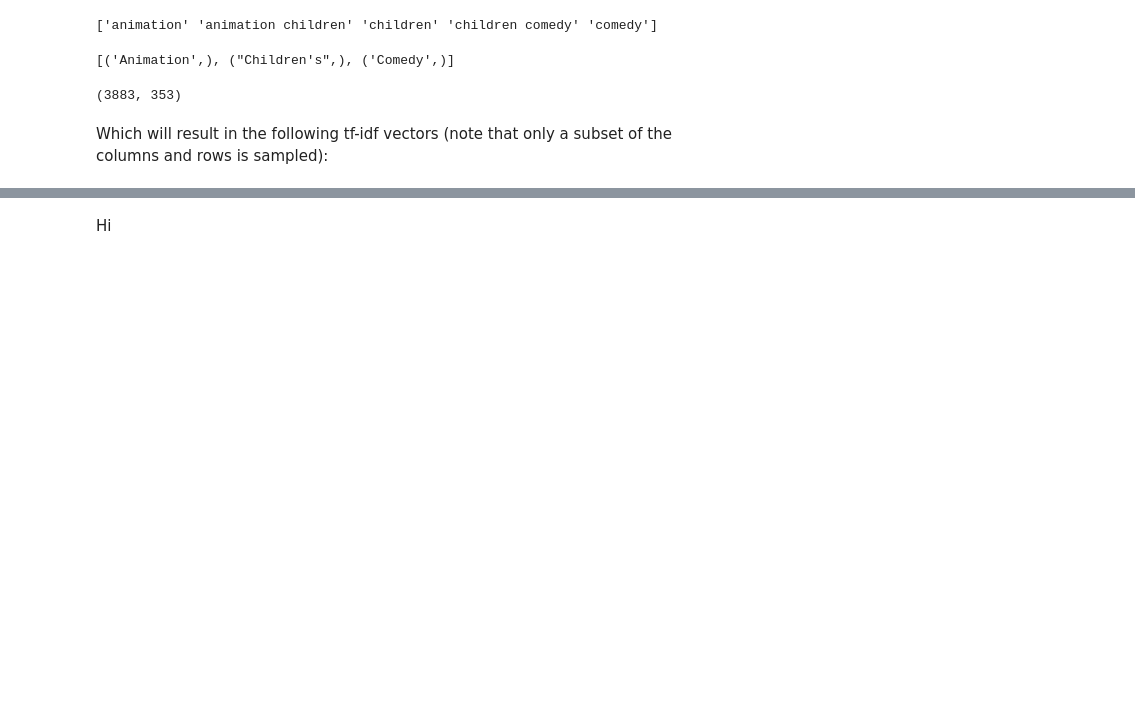
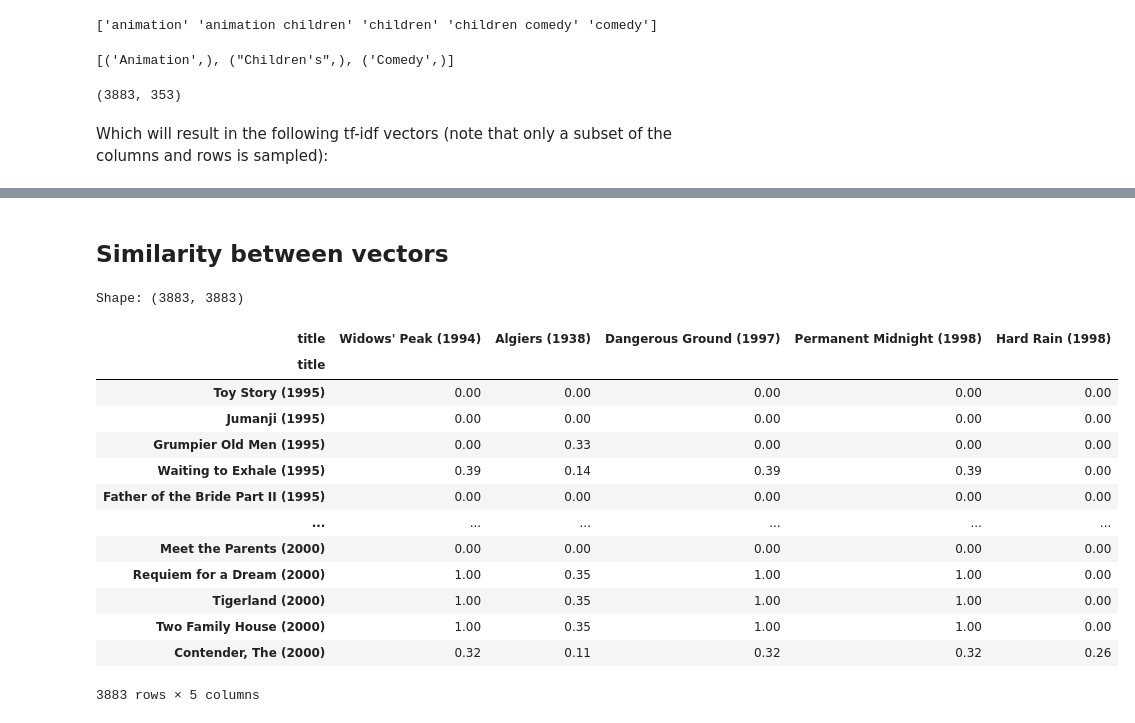
Before and after one commit to SabbosNgang/IR_FinalProject, a Jupyter notebook: Movie-content-based-recommender-using-tf-idf.ipynb, the cells around one changed output, grey strips where cells are left out. Saved outputs shown, nothing was run; the diff lists cells and outputs as text; code cells hidden in the pictures; blank space fills up the shorter version.

```diff
--- a/Movie-content-based-recommender-using-tf-idf.ipynb
+++ b/Movie-content-based-recommender-using-tf-idf.ipynb
@@ -214,2 +214,2 @@ pd.DataFrame(tfidf_matrix.todense(), columns=tf.get_feature_names_out(), index=m
-# %% [markdown]
-Hi
+# %% [markdown]
+<h2> Similarity between vectors </h2>
@@ -215,0 +219,23 @@ Hi
+# %%
+# Cosine Similarity Calculation:
+cosine_sim = cosine_similarity(tfidf_matrix)
+
+cosine_sim_df = pd.DataFrame(cosine_sim, index=movies['title'], columns=movies['title'])
+print('Shape:', cosine_sim_df.shape)
+cosine_sim_df.sample(5, axis=1).round(2)
+# %% [output]
+Shape: (3883, 3883)
+| title | Widows' Peak (1994) | Algiers (1938) | Dangerous Ground (1997) | Permanent Midnight (1998) | Hard Rain (1998) |
+| title |  |  |  |  |  |
+| Toy Story (1995) | 0.00 | 0.00 | 0.00 | 0.00 | 0.00 |
+| Jumanji (1995) | 0.00 | 0.00 | 0.00 | 0.00 | 0.00 |
+| Grumpier Old Men (1995) | 0.00 | 0.33 | 0.00 | 0.00 | 0.00 |
+| Waiting to Exhale (1995) | 0.39 | 0.14 | 0.39 | 0.39 | 0.00 |
+| Father of the Bride Part II (1995) | 0.00 | 0.00 | 0.00 | 0.00 | 0.00 |
+| ... | ... | ... | ... | ... | ... |
+| Meet the Parents (2000) | 0.00 | 0.00 | 0.00 | 0.00 | 0.00 |
+| Requiem for a Dream (2000) | 1.00 | 0.35 | 1.00 | 1.00 | 0.00 |
+| Tigerland (2000) | 1.00 | 0.35 | 1.00 | 1.00 | 0.00 |
+| Two Family House (2000) | 1.00 | 0.35 | 1.00 | 1.00 | 0.00 |
+| Contender, The (2000) | 0.32 | 0.11 | 0.32 | 0.32 | 0.26 |
+3883 rows × 5 columns
```
Also changed, not shown: parts of 15 cells of this notebook.
